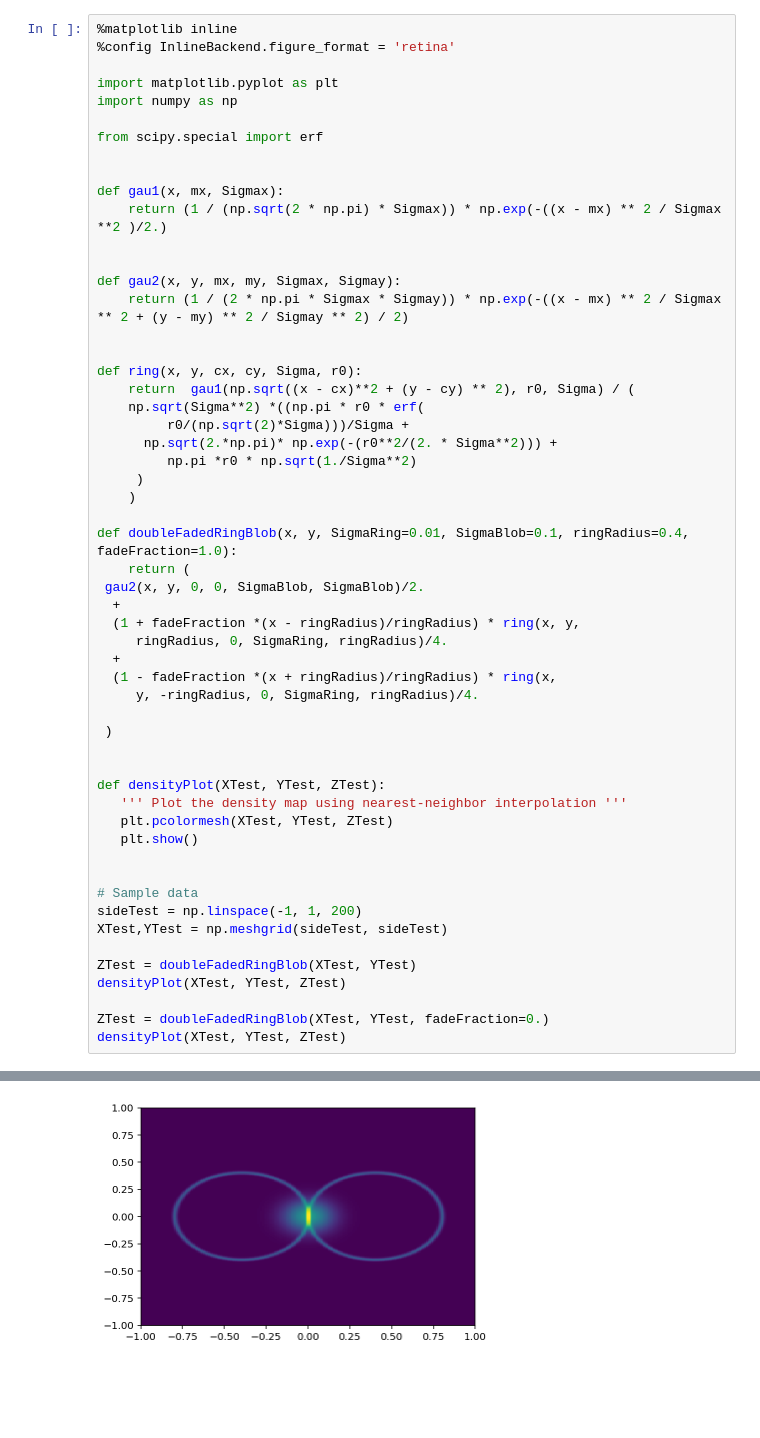
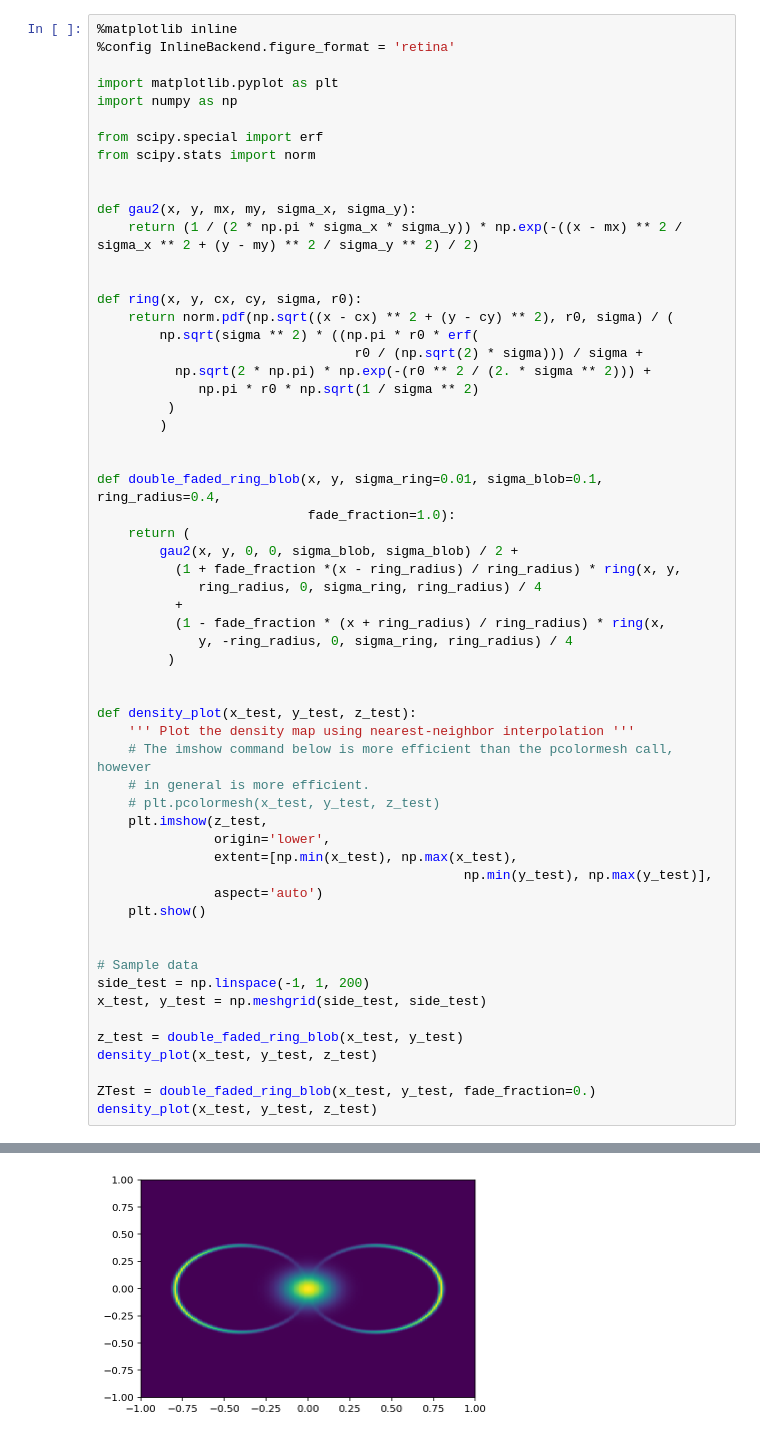
Before and after one commit to tpgillam/notebooks, a Jupyter notebook: lester_faded_ring_blob.ipynb, the cells around one changed output, grey strips where cells are left out. Saved outputs shown, nothing was run; the diff lists cells and outputs as text; blank space fills up the shorter version.

Commit message:
Rewrite slightly more efficiently

```diff
--- a/lester_faded_ring_blob.ipynb
+++ b/lester_faded_ring_blob.ipynb
@@ -1,58 +1,62 @@
 # %%
 %matplotlib inline
 %config InlineBackend.figure_format = 'retina'
 
 import matplotlib.pyplot as plt
 import numpy as np
 
 from scipy.special import erf
+from scipy.stats import norm
 
 
-def gau1(x, mx, Sigmax):
-    return (1 / (np.sqrt(2 * np.pi) * Sigmax)) * np.exp(-((x - mx) ** 2 / Sigmax **2 )/2.)
+def gau2(x, y, mx, my, sigma_x, sigma_y):
+    return (1 / (2 * np.pi * sigma_x * sigma_y)) * np.exp(-((x - mx) ** 2 / sigma_x ** 2 + (y - my) ** 2 / sigma_y ** 2) / 2)
 
 
-def gau2(x, y, mx, my, Sigmax, Sigmay):
-    return (1 / (2 * np.pi * Sigmax * Sigmay)) * np.exp(-((x - mx) ** 2 / Sigmax ** 2 + (y - my) ** 2 / Sigmay ** 2) / 2)
+def ring(x, y, cx, cy, sigma, r0):
+    return norm.pdf(np.sqrt((x - cx) ** 2 + (y - cy) ** 2), r0, sigma) / (
+        np.sqrt(sigma ** 2) * ((np.pi * r0 * erf(
+                                 r0 / (np.sqrt(2) * sigma))) / sigma +
+          np.sqrt(2 * np.pi) * np.exp(-(r0 ** 2 / (2. * sigma ** 2))) +
+             np.pi * r0 * np.sqrt(1 / sigma ** 2)
+         )
+        )
 
 
-def ring(x, y, cx, cy, Sigma, r0):
-    return  gau1(np.sqrt((x - cx)**2 + (y - cy) ** 2), r0, Sigma) / (
-    np.sqrt(Sigma**2) *((np.pi * r0 * erf(
-         r0/(np.sqrt(2)*Sigma)))/Sigma +
-      np.sqrt(2.*np.pi)* np.exp(-(r0**2/(2. * Sigma**2))) +
-         np.pi *r0 * np.sqrt(1./Sigma**2)
-     )
-    )
-
-def doubleFadedRingBlob(x, y, SigmaRing=0.01, SigmaBlob=0.1, ringRadius=0.4, fadeFraction=1.0):
+def double_faded_ring_blob(x, y, sigma_ring=0.01, sigma_blob=0.1, ring_radius=0.4,
+                           fade_fraction=1.0):
     return (
- gau2(x, y, 0, 0, SigmaBlob, SigmaBlob)/2.
-  +
-  (1 + fadeFraction *(x - ringRadius)/ringRadius) * ring(x, y,
-     ringRadius, 0, SigmaRing, ringRadius)/4.
-  +
-  (1 - fadeFraction *(x + ringRadius)/ringRadius) * ring(x,
-     y, -ringRadius, 0, SigmaRing, ringRadius)/4.
-
- )
+        gau2(x, y, 0, 0, sigma_blob, sigma_blob) / 2 +
+          (1 + fade_fraction *(x - ring_radius) / ring_radius) * ring(x, y,
+             ring_radius, 0, sigma_ring, ring_radius) / 4
+          +
+          (1 - fade_fraction * (x + ring_radius) / ring_radius) * ring(x,
+             y, -ring_radius, 0, sigma_ring, ring_radius) / 4
+         )
 
 
-def densityPlot(XTest, YTest, ZTest):
-   ''' Plot the density map using nearest-neighbor interpolation '''
-   plt.pcolormesh(XTest, YTest, ZTest)
-   plt.show()
+def density_plot(x_test, y_test, z_test):
+    ''' Plot the density map using nearest-neighbor interpolation '''
+    # The imshow command below is more efficient than the pcolormesh call, however
+    # in general is more efficient.
+    # plt.pcolormesh(x_test, y_test, z_test)
+    plt.imshow(z_test,
+               origin='lower',
+               extent=[np.min(x_test), np.max(x_test),
+                                               np.min(y_test), np.max(y_test)],
+               aspect='auto')
+    plt.show()
 
 
 # Sample data
-sideTest = np.linspace(-1, 1, 200)
-XTest,YTest = np.meshgrid(sideTest, sideTest)
+side_test = np.linspace(-1, 1, 200)
+x_test, y_test = np.meshgrid(side_test, side_test)
 
-ZTest = doubleFadedRingBlob(XTest, YTest)
-densityPlot(XTest, YTest, ZTest)
+z_test = double_faded_ring_blob(x_test, y_test)
+density_plot(x_test, y_test, z_test)
 
-ZTest = doubleFadedRingBlob(XTest, YTest, fadeFraction=0.)
-densityPlot(XTest, YTest, ZTest)
+ZTest = double_faded_ring_blob(x_test, y_test, fade_fraction=0.)
+density_plot(x_test, y_test, z_test)
 # %% [output]
 [figure]
-[figure, old version]
+[figure, new version]
```
